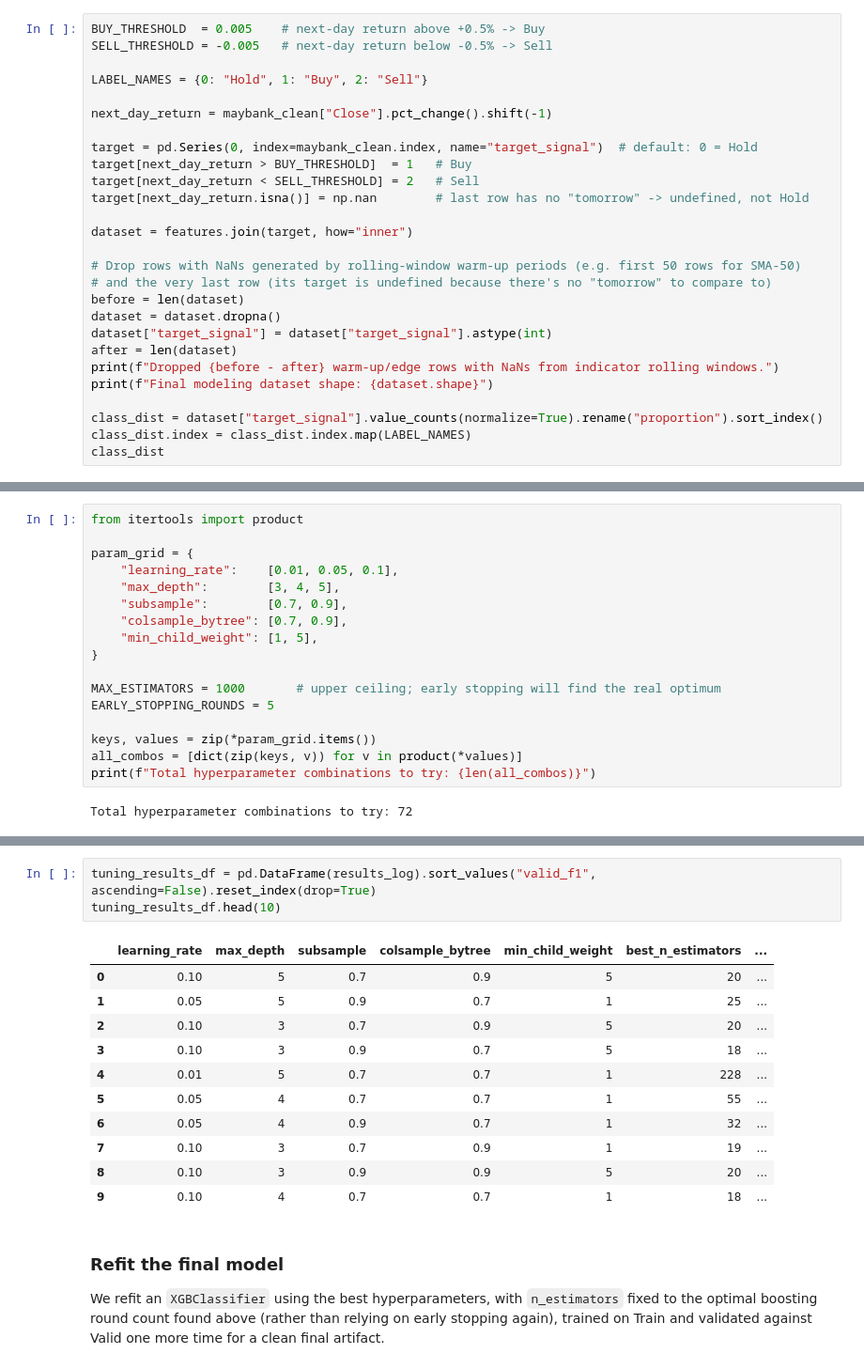
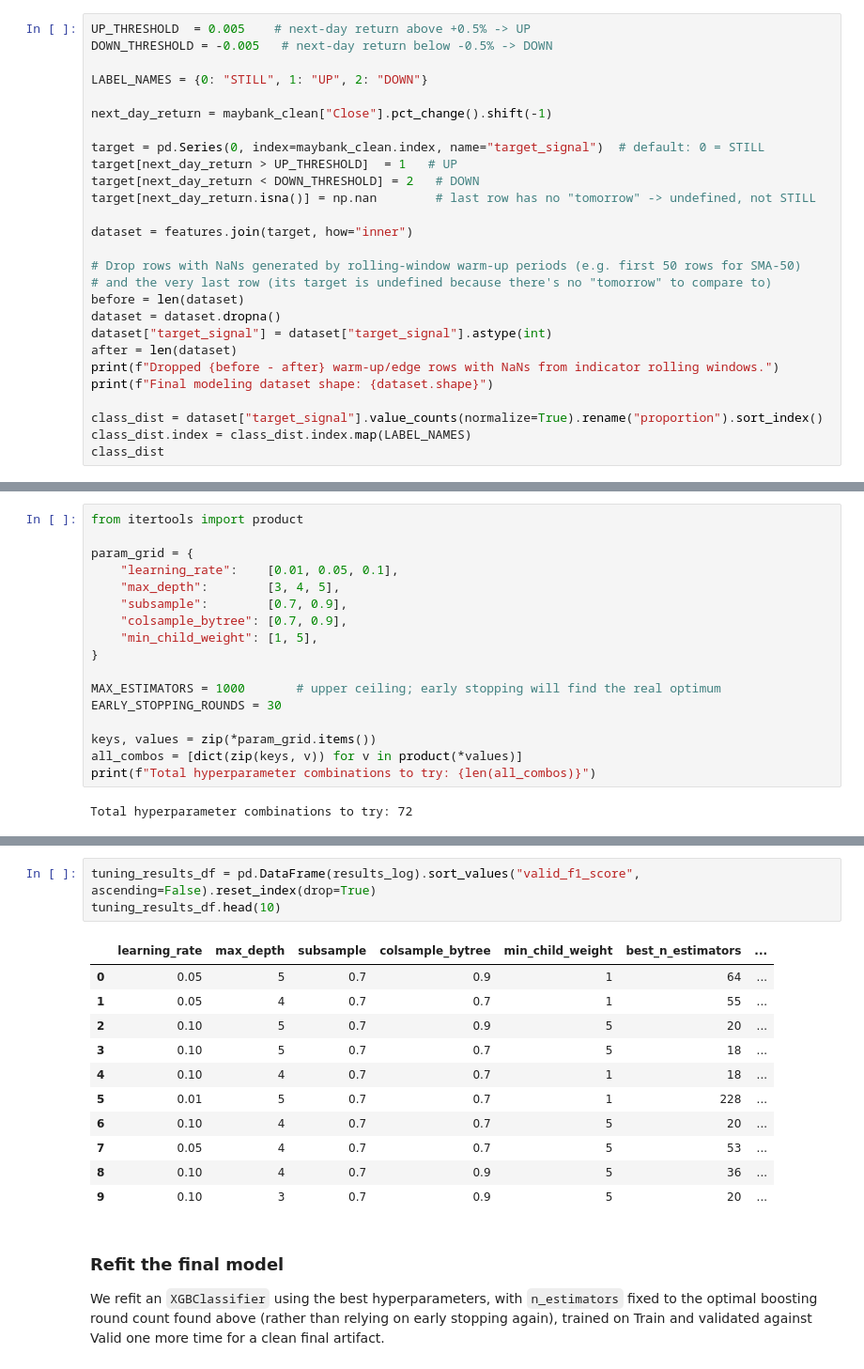
Before and after one commit to kyle-bdvl/PutraTradeML, a Jupyter notebook: notebooks/maybank_xgboost_prediction_multiclassifier.ipynb, the cells around one changed output, grey strips where cells are left out. Shown at 94% size. Drawn from its saved outputs; the diff is of its cells as text.

```diff
--- a/notebooks/maybank_xgboost_prediction_multiclassifier.ipynb
+++ b/notebooks/maybank_xgboost_prediction_multiclassifier.ipynb
@@ -267,17 +267,17 @@ As before, this is a forward-looking label, so it's shifted one day relative to
 
 `BUY_THRESHOLD` / `SELL_THRESHOLD` are adjustable: tighter thresholds produce more Buy/Sell rows (more balanced classes, noisier signal), wider thresholds produce more Hold rows (closer to realistic "don't act on noise" behavior).
 # %%
-BUY_THRESHOLD  = 0.005    # next-day return above +0.5% -> Buy
-SELL_THRESHOLD = -0.005   # next-day return below -0.5% -> Sell
+UP_THRESHOLD  = 0.005    # next-day return above +0.5% -> UP
+DOWN_THRESHOLD = -0.005   # next-day return below -0.5% -> DOWN
 
-LABEL_NAMES = {0: "Hold", 1: "Buy", 2: "Sell"}
+LABEL_NAMES = {0: "STILL", 1: "UP", 2: "DOWN"}
 
 next_day_return = maybank_clean["Close"].pct_change().shift(-1)
 
-target = pd.Series(0, index=maybank_clean.index, name="target_signal")  # default: 0 = Hold
-target[next_day_return > BUY_THRESHOLD]  = 1   # Buy
-target[next_day_return < SELL_THRESHOLD] = 2   # Sell
-target[next_day_return.isna()] = np.nan        # last row has no "tomorrow" -> undefined, not Hold
+target = pd.Series(0, index=maybank_clean.index, name="target_signal")  # default: 0 = STILL
+target[next_day_return > UP_THRESHOLD]  = 1   # UP
+target[next_day_return < DOWN_THRESHOLD] = 2   # DOWN
+target[next_day_return.isna()] = np.nan        # last row has no "tomorrow" -> undefined, not STILL
 
 dataset = features.join(target, how="inner")
 
@@ -373,7 +373,7 @@ param_grid = {
 }
 
 MAX_ESTIMATORS = 1000       # upper ceiling; early stopping will find the real optimum
-EARLY_STOPPING_ROUNDS = 5
+EARLY_STOPPING_ROUNDS = 30
 
 keys, values = zip(*param_grid.items())
 all_combos = [dict(zip(keys, v)) for v in product(*values)]
@@ -454,18 +454,18 @@ BEST HYPERPARAMETERS FOUND (by validation accuracy)
 # %%
-tuning_results_df = pd.DataFrame(results_log).sort_values("valid_f1", ascending=False).reset_index(drop=True)
+tuning_results_df = pd.DataFrame(results_log).sort_values("valid_f1_score", ascending=False).reset_index(drop=True)
 tuning_results_df.head(10)
 # %% [output]
 |  | learning_rate | max_depth | subsample | colsample_bytree | min_child_weight | best_n_estimators | ... |
-| 0 | 0.10 | 5 | 0.7 | 0.9 | 5 | 20 | ... |
-| 1 | 0.05 | 5 | 0.9 | 0.7 | 1 | 25 | ... |
-| 2 | 0.10 | 3 | 0.7 | 0.9 | 5 | 20 | ... |
-| 3 | 0.10 | 3 | 0.9 | 0.7 | 5 | 18 | ... |
-| 4 | 0.01 | 5 | 0.7 | 0.7 | 1 | 228 | ... |
-| 5 | 0.05 | 4 | 0.7 | 0.7 | 1 | 55 | ... |
-| 6 | 0.05 | 4 | 0.9 | 0.7 | 1 | 32 | ... |
-| 7 | 0.10 | 3 | 0.7 | 0.9 | 1 | 19 | ... |
-| 8 | 0.10 | 3 | 0.9 | 0.9 | 5 | 20 | ... |
-| 9 | 0.10 | 4 | 0.7 | 0.7 | 1 | 18 | ... |
+| 0 | 0.05 | 5 | 0.7 | 0.9 | 1 | 64 | ... |
+| 1 | 0.05 | 4 | 0.7 | 0.7 | 1 | 55 | ... |
+| 2 | 0.10 | 5 | 0.7 | 0.9 | 5 | 20 | ... |
+| 3 | 0.10 | 5 | 0.7 | 0.7 | 5 | 18 | ... |
+| 4 | 0.10 | 4 | 0.7 | 0.7 | 1 | 18 | ... |
+| 5 | 0.01 | 5 | 0.7 | 0.7 | 1 | 228 | ... |
+| 6 | 0.10 | 4 | 0.7 | 0.7 | 5 | 20 | ... |
+| 7 | 0.05 | 4 | 0.7 | 0.7 | 5 | 53 | ... |
+| 8 | 0.10 | 4 | 0.7 | 0.9 | 5 | 36 | ... |
+| 9 | 0.10 | 3 | 0.7 | 0.9 | 5 | 20 | ... |
 # %% [markdown]
 ### Refit the final model
 
```
Also changed, not shown: parts of 11 cells of this notebook.
